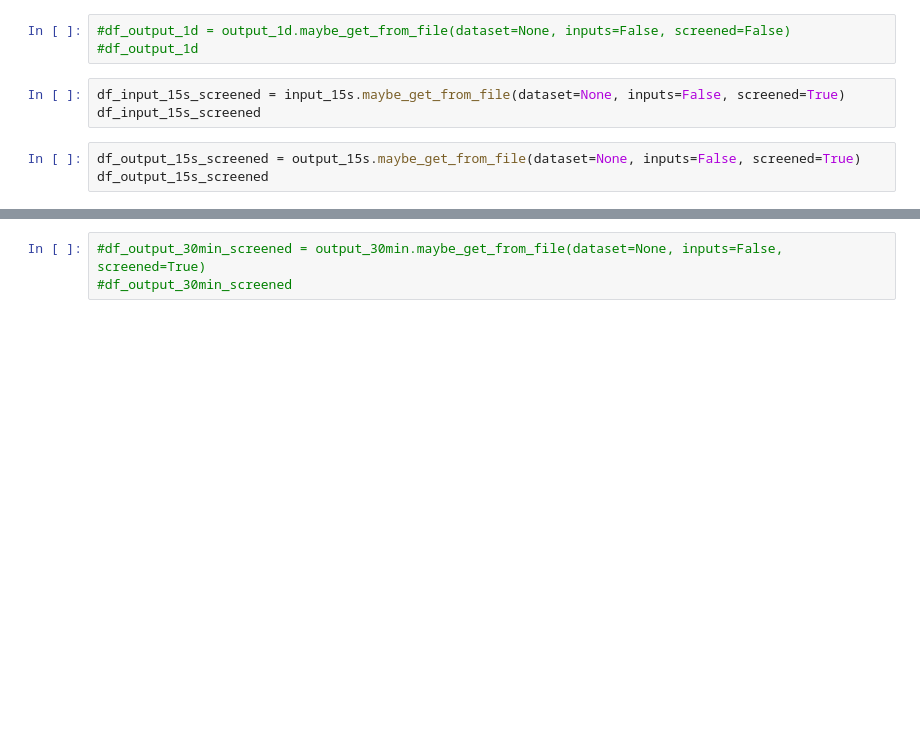
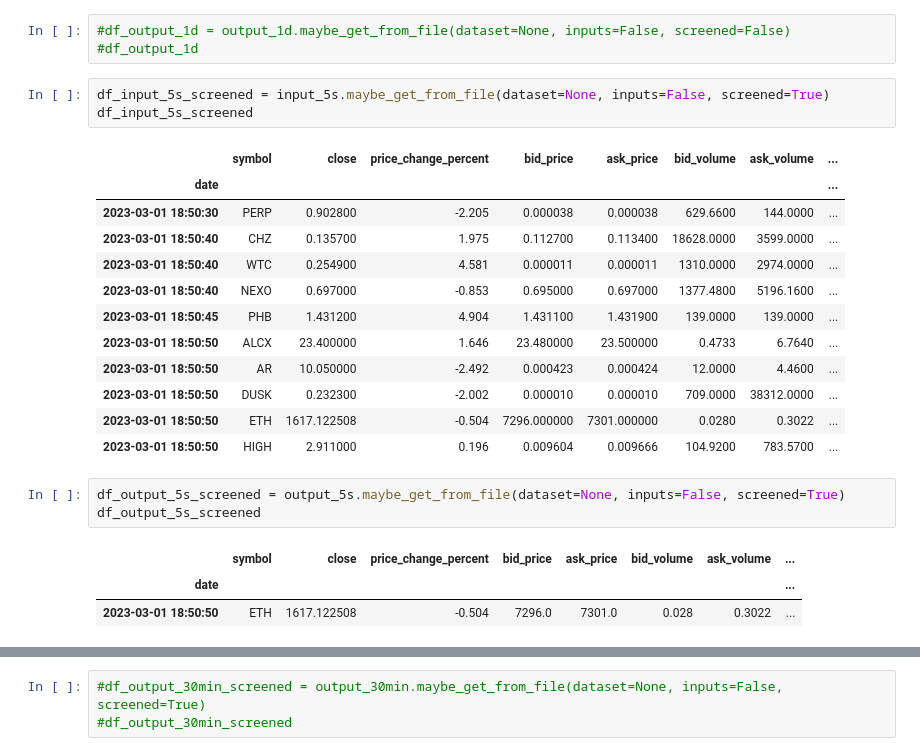
Before and after one commit to Humbleman72/crypto_bot, a Jupyter notebook: crypto_logger_tests.ipynb, the cells around one changed output, grey strips where cells are left out. Drawn from its saved outputs; the diff is of its cells as text; blank space fills up the shorter version.

```diff
--- a/crypto_logger_tests.ipynb
+++ b/crypto_logger_tests.ipynb
@@ -56,11 +147,28 @@ df_output_1min
 #df_output_1d = output_1d.maybe_get_from_file(dataset=None, inputs=False, screened=False)
 #df_output_1d
 # %%
-df_input_15s_screened = input_15s.maybe_get_from_file(dataset=None, inputs=False, screened=True)
-df_input_15s_screened
+df_input_5s_screened = input_5s.maybe_get_from_file(dataset=None, inputs=False, screened=True)
+df_input_5s_screened
+# %% [output]
+|  | symbol | close | price_change_percent | bid_price | ask_price | bid_volume | ask_volume | ... |
+| date |  |  |  |  |  |  |  | ... |
+| 2023-03-01 18:50:30 | PERP | 0.902800 | -2.205 | 0.000038 | 0.000038 | 629.6600 | 144.0000 | ... |
+| 2023-03-01 18:50:40 | CHZ | 0.135700 | 1.975 | 0.112700 | 0.113400 | 18628.0000 | 3599.0000 | ... |
+| 2023-03-01 18:50:40 | WTC | 0.254900 | 4.581 | 0.000011 | 0.000011 | 1310.0000 | 2974.0000 | ... |
+| 2023-03-01 18:50:40 | NEXO | 0.697000 | -0.853 | 0.695000 | 0.697000 | 1377.4800 | 5196.1600 | ... |
+| 2023-03-01 18:50:45 | PHB | 1.431200 | 4.904 | 1.431100 | 1.431900 | 139.0000 | 139.0000 | ... |
+| 2023-03-01 18:50:50 | ALCX | 23.400000 | 1.646 | 23.480000 | 23.500000 | 0.4733 | 6.7640 | ... |
+| 2023-03-01 18:50:50 | AR | 10.050000 | -2.492 | 0.000423 | 0.000424 | 12.0000 | 4.4600 | ... |
+| 2023-03-01 18:50:50 | DUSK | 0.232300 | -2.002 | 0.000010 | 0.000010 | 709.0000 | 38312.0000 | ... |
+| 2023-03-01 18:50:50 | ETH | 1617.122508 | -0.504 | 7296.000000 | 7301.000000 | 0.0280 | 0.3022 | ... |
+| 2023-03-01 18:50:50 | HIGH | 2.911000 | 0.196 | 0.009604 | 0.009666 | 104.9200 | 783.5700 | ... |
 # %%
-df_output_15s_screened = output_15s.maybe_get_from_file(dataset=None, inputs=False, screened=True)
-df_output_15s_screened
+df_output_5s_screened = output_5s.maybe_get_from_file(dataset=None, inputs=False, screened=True)
+df_output_5s_screened
+# %% [output]
+|  | symbol | close | price_change_percent | bid_price | ask_price | bid_volume | ask_volume | ... |
+| date |  |  |  |  |  |  |  | ... |
+| 2023-03-01 18:50:50 | ETH | 1617.122508 | -0.504 | 7296.0 | 7301.0 | 0.028 | 0.3022 | ... |
 # %%
 df_output_1min_screened = output_1min.maybe_get_from_file(dataset=None, inputs=False, screened=True)
 df_output_1min_screened
```
Also changed, not shown: parts of 21 cells of this notebook, 2 other files.
